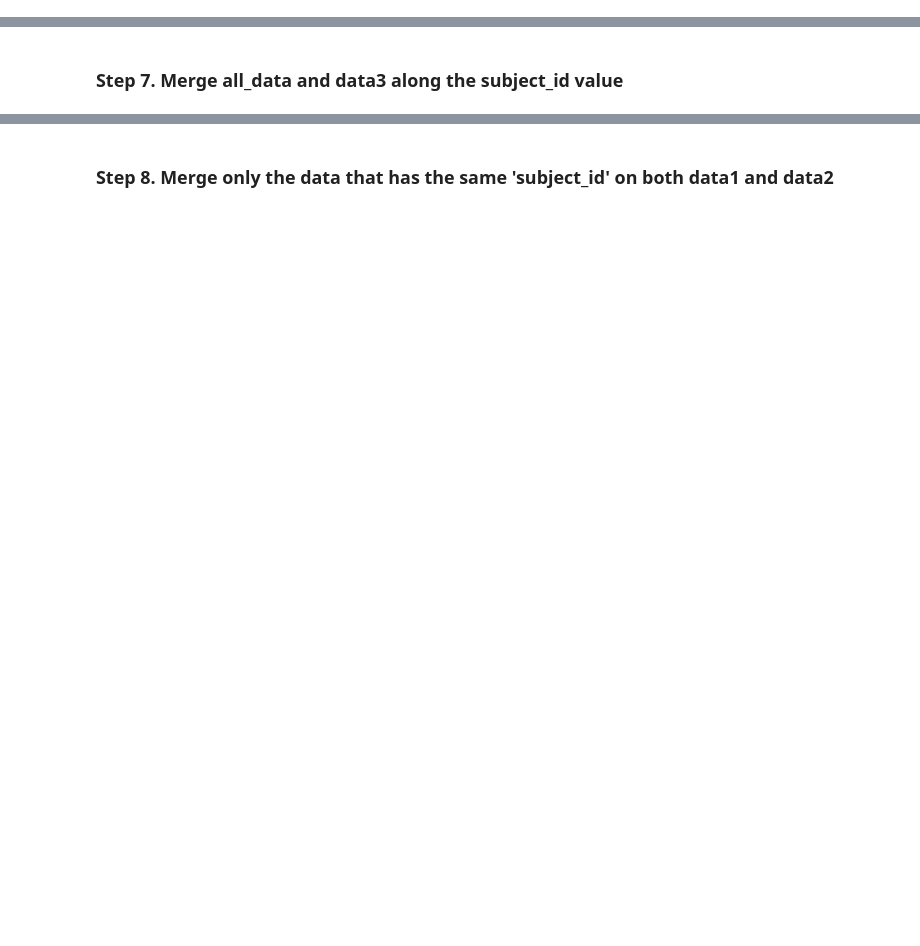
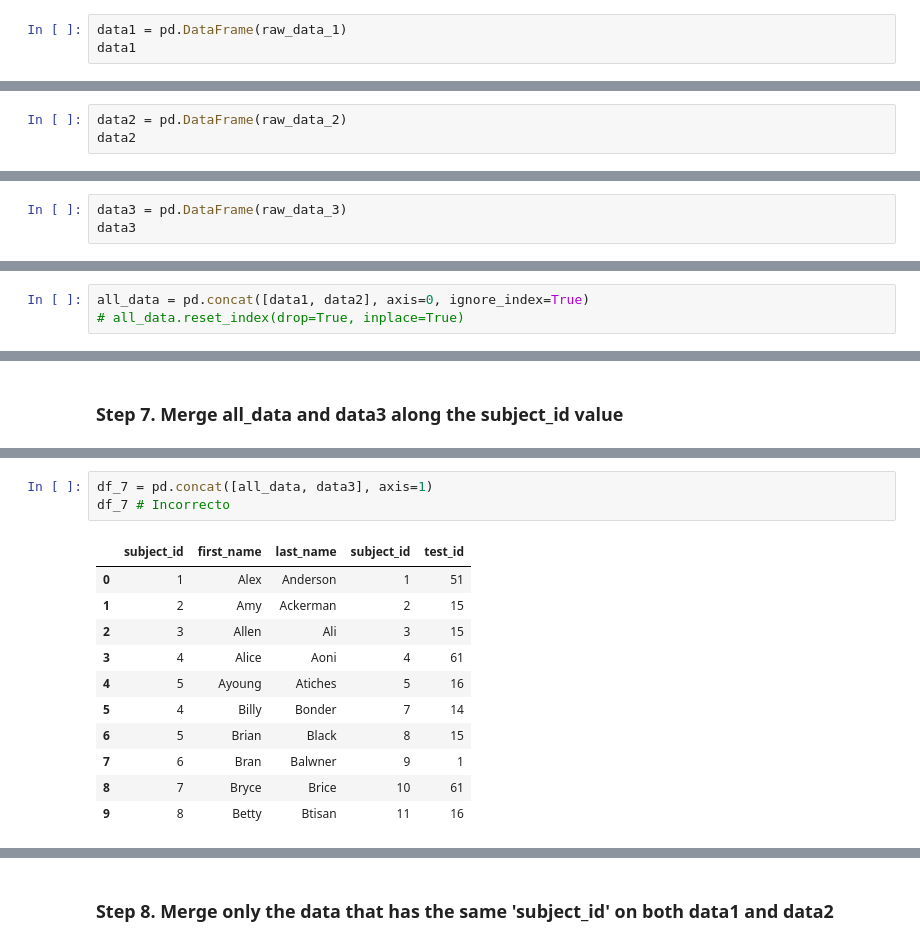
Before and after one commit to angelrodnah/2309_dsft_thebridge, a Jupyter notebook: 2-Data_Analysis/2-Pandas/Practica/5-Fictitous_Names/Fictitous_names.ipynb, the cells around one changed output, grey strips where cells are left out. Saved outputs shown, nothing was run; the diff lists cells and outputs as text; blank space fills up the shorter version.

```diff
--- a/2-Data_Analysis/2-Pandas/Practica/5-Fictitous_Names/Fictitous_names.ipynb
+++ b/2-Data_Analysis/2-Pandas/Practica/5-Fictitous_Names/Fictitous_names.ipynb
@@ -18,3 +21,6 @@ raw_data_3 = {
         'test_id': [51, 15, 15, 61, 16, 14, 15, 1, 61, 16]}
 # %% [markdown]
 ### Step 3. Assign each to a variable called data1, data2, data3
+# %%
+data1 = pd.DataFrame(raw_data_1)
+data1
@@ -20,0 +34,3 @@ raw_data_3 = {
+# %%
+data2 = pd.DataFrame(raw_data_2)
+data2
@@ -20,0 +44,3 @@ raw_data_3 = {
+# %%
+data3 = pd.DataFrame(raw_data_3)
+data3
@@ -21,2 +59,5 @@ raw_data_3 = {
 # %% [markdown]
 ### Step 4. Join the two first dataframes along rows and assign to all_data
+# %%
+all_data = pd.concat([data1, data2], axis=0, ignore_index=True)
+# all_data.reset_index(drop=True, inplace=True)
@@ -28,0 +154,15 @@ raw_data_3 = {
+# %%
+df_7 = pd.concat([all_data, data3], axis=1)
+df_7 # Incorrecto
+# %% [output]
+|  | subject_id | first_name | last_name | subject_id | test_id |
+| 0 | 1 | Alex | Anderson | 1 | 51 |
+| 1 | 2 | Amy | Ackerman | 2 | 15 |
+| 2 | 3 | Allen | Ali | 3 | 15 |
+| 3 | 4 | Alice | Aoni | 4 | 61 |
+| 4 | 5 | Ayoung | Atiches | 5 | 16 |
+| 5 | 4 | Billy | Bonder | 7 | 14 |
+| 6 | 5 | Brian | Black | 8 | 15 |
+| 7 | 6 | Bran | Balwner | 9 | 1 |
+| 8 | 7 | Bryce | Brice | 10 | 61 |
+| 9 | 8 | Betty | Btisan | 11 | 16 |
```
Also changed, not shown: parts of 19 cells of this notebook.
